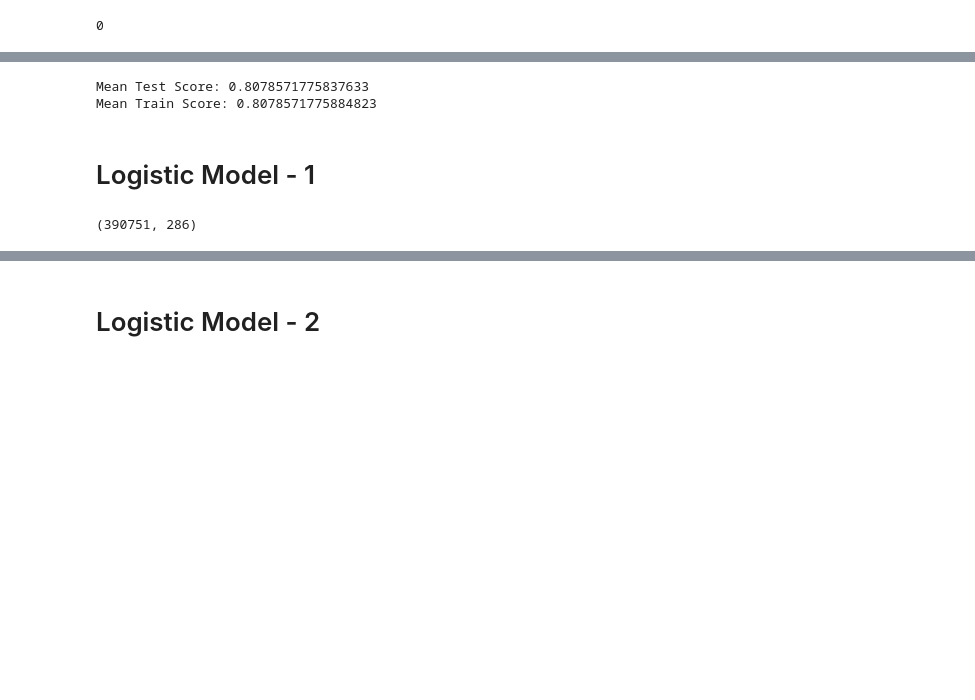
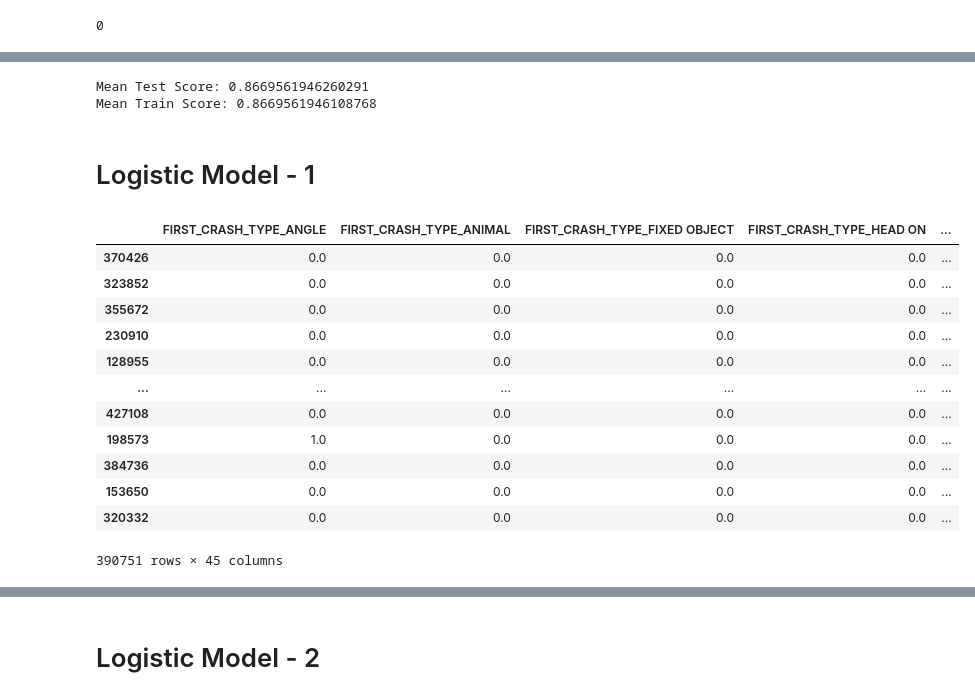
Before and after one commit to raylinsoriano/Project_3_Classification, a Jupyter notebook: Allison's Notebook.ipynb, the cells around one changed output, grey strips where cells are left out. Cells and saved outputs as stored; diff of their text form; code cells hidden in the pictures; blank space fills up the shorter version.

```diff
--- a/Allison's Notebook.ipynb
+++ b/Allison's Notebook.ipynb
@@ -311,2 +300,0 @@ Name: MOST_SEVERE_INJURY, Length: 558216, dtype: int64
-# %%
-X_train.replace([np.inf, -np.inf], np.nan, inplace=True)
@@ -380,46 +305,13 @@ df.replace([np.inf, -np.inf], np.nan, inplace=True)
 # %%
 dummy_model = DummyClassifier(strategy="most_frequent")
-dummy_model.fit(X_train, y_train)
-dummy_model.predict(X_train)[:50]
-cv_results = cross_validate(dummy_model, X_train, y_train, return_train_score=True)
+dummy_model.fit(train_df, y_train)
+dummy_model.predict(train_df)
+cv_results = cross_validate(dummy_model, train_df, y_train, return_train_score=True)
 
 print('Mean Test Score: {}'.format(cv_results['test_score'].mean()))
 print('Mean Train Score: {}'.format(cv_results['train_score'].mean()))
 # %% [output]
-Mean Test Score: 0.8078571775837633
-Mean Train Score: 0.8078571775884823
+Mean Test Score: 0.8669561946260291
+Mean Train Score: 0.8669561946108768
 # %% [markdown]
 # Logistic Model - 1
-# %%
-categoricals = ['DEVICE_CONDITION', 'WEATHER_CONDITION',
-       'LIGHTING_CONDITION', 'FIRST_CRASH_TYPE', 'ROADWAY_SURFACE_COND',
-       'ROAD_DEFECT', 'CRASH_TYPE', 'DAMAGE', 'PRIM_CONTRIBUTORY_CAUSE',
-       'SEC_CONTRIBUTORY_CAUSE','PERSON_TYPE', 'SEX', 'SAFETY_EQUIPMENT',
-       'AIRBAG_DEPLOYED', 'EJECTION', 'VEHICLE_DEFECT', 'VEHICLE_TYPE',
-       'VEHICLE_USE', 'MANEUVER', 'FIRST_CONTACT_POINT']
-
-train_dummies = X_train[categoricals]
-#test_dummies = X_test[categoricals]
-
-# Create OneHotEncoder object to create dummies
-ohe = OneHotEncoder(handle_unknown='ignore')
-# Transform the dataset into dummies matrix
-
-enc = ohe.fit(train_dummies)
-train_dummies_trans = enc.transform(train_dummies)
-#test_dummies_trans = enc.transform(test_dummies)
-
-# Dummies values in matrix form
-train_data = train_dummies_trans.todense()
-#test_data = test_dummies_trans.todense()
-
-# New dummy column names
-names = ohe.get_feature_names(categoricals)
-
-# Make them into Dataframe
-train_dummies_trans_df = pd.DataFrame(train_data, columns=names)
-#test_dummies_trans_df = pd.DataFrame(test_data, columns=names)
-# %%
-train_dummies_trans_df.shape
-# %% [output]
-(390751, 286)
@@ -430 +318,19 @@ from sklearn.metrics import confusion_matrix, plot_confusion_matrix,\
+# %%
+numerical = X_train.select_dtypes(exclude='object')
+numerical = pd.DataFrame(numerical, index = X_train.index)
+train_df = train_dummies_trans_df.merge(numerical, left_index = True , right_index=True)
+# %% [output]
+|  | FIRST_CRASH_TYPE_ANGLE | FIRST_CRASH_TYPE_ANIMAL | FIRST_CRASH_TYPE_FIXED OBJECT | FIRST_CRASH_TYPE_HEAD ON | ... |
+| 370426 | 0.0 | 0.0 | 0.0 | 0.0 | ... |
+| 323852 | 0.0 | 0.0 | 0.0 | 0.0 | ... |
+| 355672 | 0.0 | 0.0 | 0.0 | 0.0 | ... |
+| 230910 | 0.0 | 0.0 | 0.0 | 0.0 | ... |
+| 128955 | 0.0 | 0.0 | 0.0 | 0.0 | ... |
+| ... | ... | ... | ... | ... | ... |
+| 427108 | 0.0 | 0.0 | 0.0 | 0.0 | ... |
+| 198573 | 1.0 | 0.0 | 0.0 | 0.0 | ... |
+| 384736 | 0.0 | 0.0 | 0.0 | 0.0 | ... |
+| 153650 | 0.0 | 0.0 | 0.0 | 0.0 | ... |
+| 320332 | 0.0 | 0.0 | 0.0 | 0.0 | ... |
+390751 rows × 45 columns
 # %%
```
Also changed, not shown: parts of 54 cells of this notebook.
